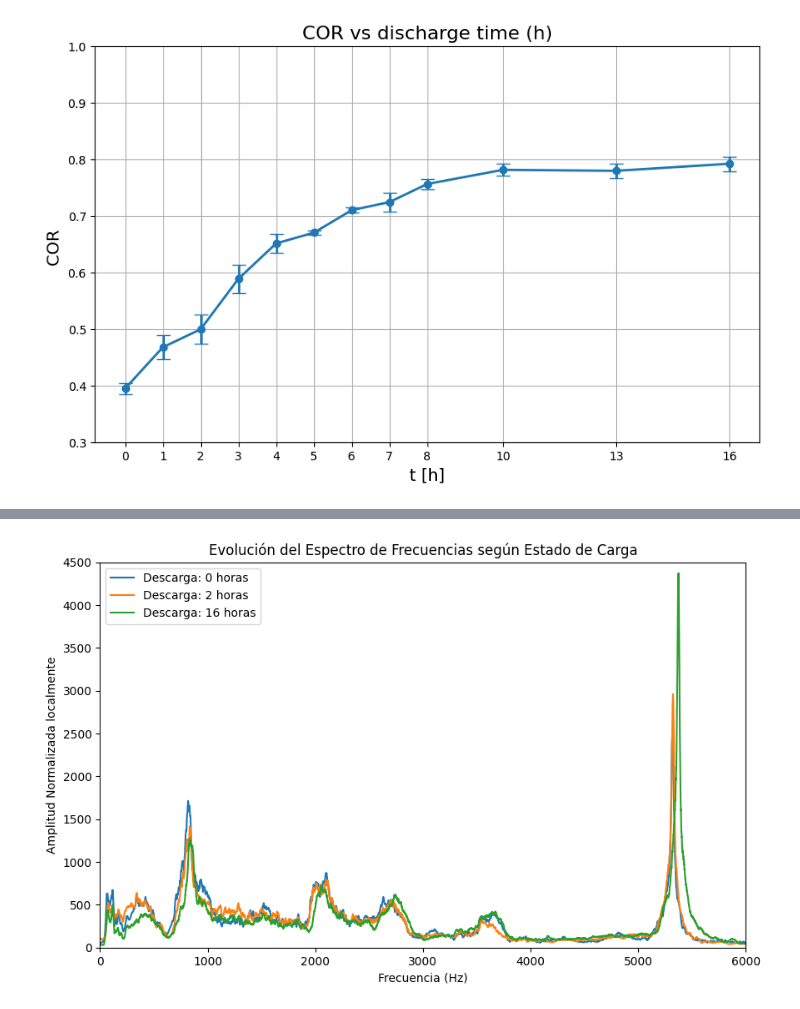
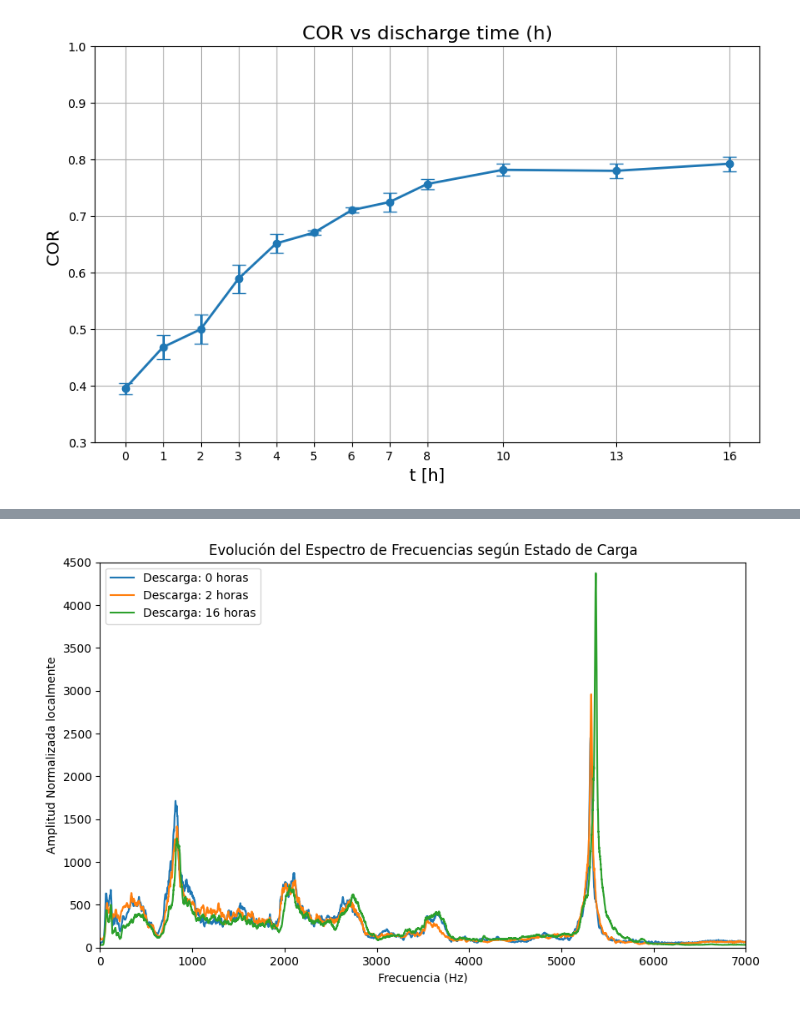
Before and after one commit to johhanz099/battery_project, a Jupyter notebook: notebooks/Datoskinetic2.ipynb, the cells around one changed output, grey strips where cells are left out. Cells and saved outputs as stored; diff of their text form; code cells hidden in the pictures.

```diff
--- a/notebooks/Datoskinetic2.ipynb
+++ b/notebooks/Datoskinetic2.ipynb
@@ -390,12 +391,12 @@ def compute_fft_from_data(y, sr, n_fft=131072):
 # ==========================================================
 # 3. Plot FFT
 # ==========================================================
-def plot_fft(freqs, amps, max_freq=5000, title="FFT", label=None):
+def plot_fft(freqs, amps, max_freq=7000, title="FFT", label=None):
     """Plot single FFT."""
     plt.figure(figsize=(12, 5))
     plt.plot(freqs, amps, linewidth=1, label=label)
     plt.xlim(0, max_freq)
-    plt.ylim(0, np.max(amps[:max_freq])*1.1)
+    plt.ylim(0, np.max(amps)*1.1)
     plt.xlabel("Frequency (Hz)")
     plt.ylabel("Amplitude")
     plt.title(title)
@@ -406,7 +407,7 @@ def plot_fft(freqs, amps, max_freq=5000, title="FFT", label=None):
 
 
 
-def plot_multiple_ffts(fft_data_list, max_freq=5000, title="FFT Comparison"):
+def plot_multiple_ffts(fft_data_list, max_freq=7000, title="FFT Comparison"):
     """Plot multiple FFTs on the same graph for comparison.
 
     Args:
@@ -428,7 +429,7 @@ def plot_multiple_ffts(fft_data_list, max_freq=5000, title="FFT Comparison"):
 # ==========================================================
 # 4. Procesar un archivo C1-nh-m y graficar su FFT
 # ==========================================================
-def fft_by_file_plot(n, m, max_freq=5000):
+def fft_by_file_plot(n, m, max_freq=7000):
     """Process one file and plot its FFT.
 
     Args:
@@ -470,7 +471,7 @@ Archivo: ../data/Experimentos/C1-3h-2.m4a (sr=48000 Hz)
  array([0.33337402, 0.50848716, 0.602443  , ..., 0.00135635, 0.00079896,
         0.00063133], shape=(65536,), dtype=float32))
 # %%
-def get_average_fft_for_hour(hour, attempts, plot=False, n_fft=131072, max_freq=5000):
+def get_average_fft_for_hour(hour, attempts, plot=False, n_fft=131072, max_freq=7000):
     """Compute (and plot) average FFT for a given discharge hour (n) by averaging all its trials (m).
 
     Args:
@@ -529,7 +530,7 @@ get_average_fft_for_hour(16, [1, 2, 3, 4, 5], plot=True)
  array([5.4159142e+01, 4.9789513e+01, 4.0682312e+01, ..., 3.3168346e-02,
         3.5553697e-02, 3.7571687e-02], shape=(65536,), dtype=float32))
 # %%
-def plot_hour_comparison(hours_list, attempts_dict, max_freq=5000, filter_savgol=False):
+def plot_hour_comparison(hours_list, attempts_dict, max_freq=7000, filter_savgol=False):
     """
     Compara los espectros promedio de varias horas en una sola gráfica.
     hours_list: [0, 8, 16]
@@ -557,10 +558,10 @@ def plot_hour_comparison(hours_list, attempts_dict, max_freq=5000, filter_savgol
 # %%
 #plot_hour_comparison([0, 2, 4, 8, 16],
 # {0: [1,2,3,4], 2:[1,2,3,4,5], 4:[1,2,4,5], 8: [1,2,3], 16: [1,2,3,4,5],}, filter_savgol=True)
 
 plot_hour_comparison([0, 2, 16],
-{0: [1,2,3,4], 2:[1,2,3,4,5], 16: [1,2,3,4,5],}, filter_savgol=True, max_freq=6000)
+{0: [1,2,3,4], 2:[1,2,3,4,5], 16: [1,2,3,4,5],}, filter_savgol=True)
 # %% [output]
-[figure, old version]
+[figure, new version]
 # %%
 plot_hour_comparison([0,16],
```
Also changed, not shown: parts of 4 cells of this notebook.
